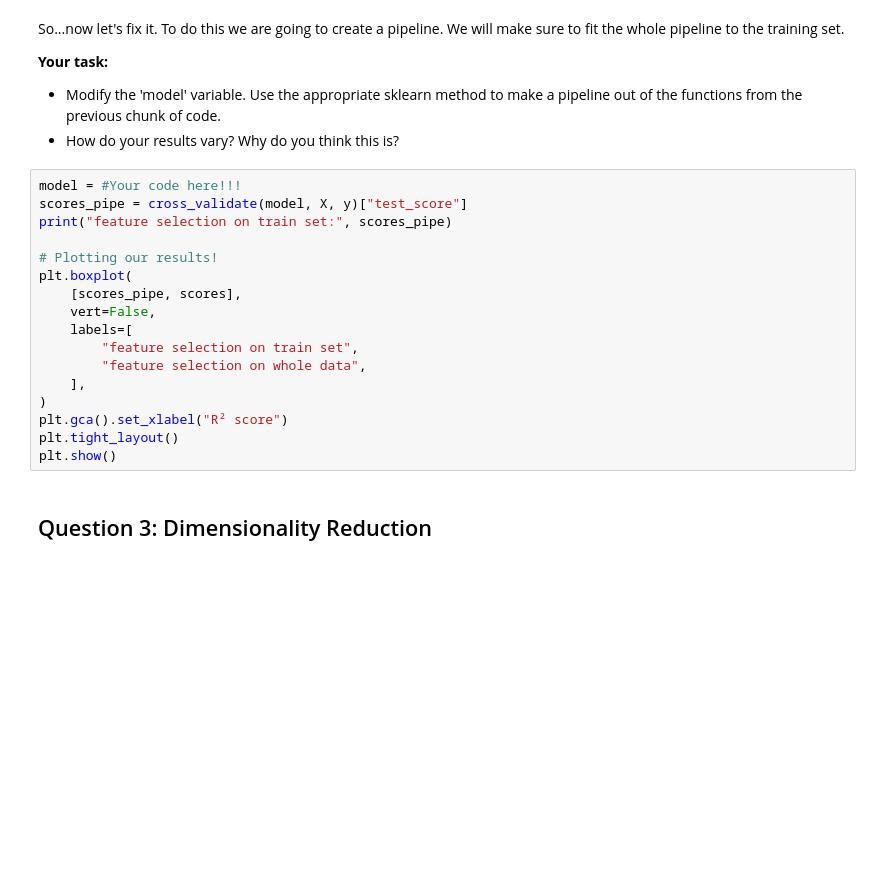
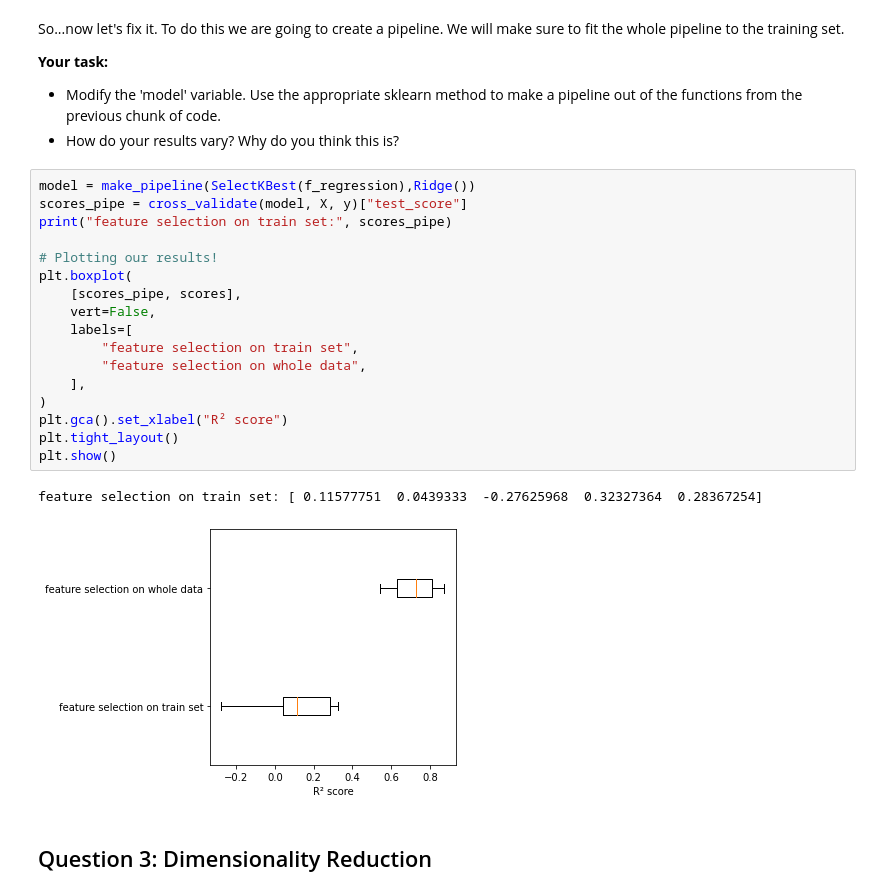
Before and after one commit to drewwint/ABCD-Repronim-ML, a Jupyter notebook: week_1/Week1 Problems.ipynb, the cells around one changed output. Cells and saved outputs as stored; diff of their text form; blank space fills up the shorter version.

```diff
--- a/week_1/Week1 Problems.ipynb
+++ b/week_1/Week1 Problems.ipynb
@@ -200,22 +289,25 @@ So...now let's fix it. To do this we are going to create a pipeline. We will mak
 * Modify the 'model' variable. Use the appropriate sklearn method to make a pipeline out of the functions from the previous chunk of code.
 * How do your results vary? Why do you think this is?
 # %%
-model = #Your code here!!!
+model = make_pipeline(SelectKBest(f_regression),Ridge())
 scores_pipe = cross_validate(model, X, y)["test_score"]
 print("feature selection on train set:", scores_pipe)
 
 # Plotting our results!
 plt.boxplot(
     [scores_pipe, scores],
     vert=False,
     labels=[
         "feature selection on train set",
         "feature selection on whole data",
     ],
 )
 plt.gca().set_xlabel("R² score")
 plt.tight_layout()
 plt.show()
+# %% [output]
+feature selection on train set: [ 0.11577751  0.0439333  -0.27625968  0.32327364  0.28367254]
+[figure, added]
 # %% [markdown]
 ## Question 3: Dimensionality Reduction
 # %% [markdown]
```
Also changed, not shown: parts of 21 cells of this notebook.
